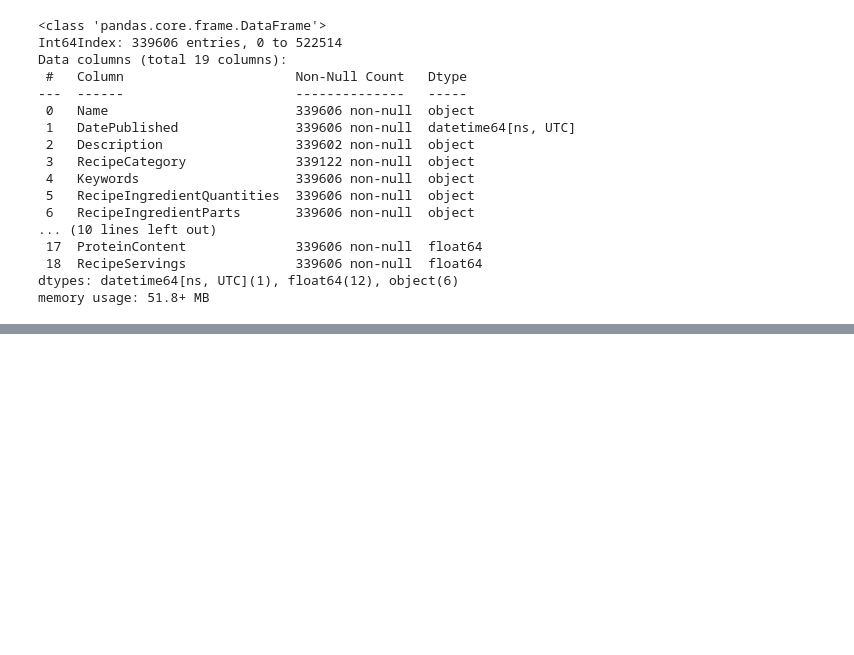
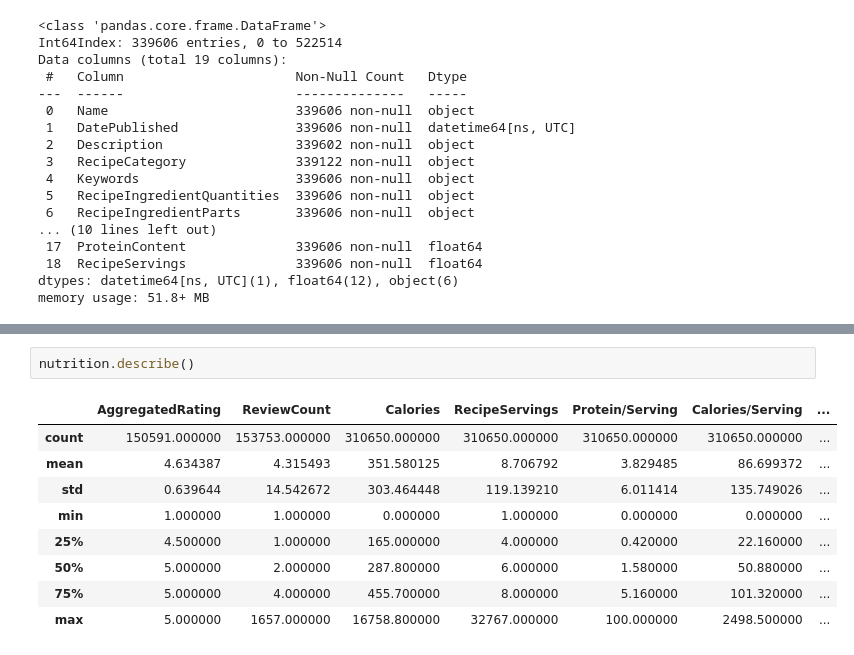
Before and after one commit to RafayKhan2/Brainstation-Capstone, a Jupyter notebook: Rafay_Khan_Capstone_Sprint1.ipynb, the cells around one changed output, grey strips where cells are left out. Saved outputs shown, nothing was run; the diff lists cells and outputs as text; blank space fills up the shorter version.

```diff
--- a/Rafay_Khan_Capstone_Sprint1.ipynb
+++ b/Rafay_Khan_Capstone_Sprint1.ipynb
@@ -177,0 +200,12 @@ sns.histplot(nutrition['Calories'], bins=10)
+# %%
+nutrition.describe()
+# %% [output]
+|  | AggregatedRating | ReviewCount | Calories | RecipeServings | Protein/Serving | Calories/Serving | ... |
+| count | 150591.000000 | 153753.000000 | 310650.000000 | 310650.000000 | 310650.000000 | 310650.000000 | ... |
+| mean | 4.634387 | 4.315493 | 351.580125 | 8.706792 | 3.829485 | 86.699372 | ... |
+| std | 0.639644 | 14.542672 | 303.464448 | 119.139210 | 6.011414 | 135.749026 | ... |
+| min | 1.000000 | 1.000000 | 0.000000 | 1.000000 | 0.000000 | 0.000000 | ... |
+| 25% | 4.500000 | 1.000000 | 165.000000 | 4.000000 | 0.420000 | 22.160000 | ... |
+| 50% | 5.000000 | 2.000000 | 287.800000 | 6.000000 | 1.580000 | 50.880000 | ... |
+| 75% | 5.000000 | 4.000000 | 455.700000 | 8.000000 | 5.160000 | 101.320000 | ... |
+| max | 5.000000 | 1657.000000 | 16758.800000 | 32767.000000 | 100.000000 | 2498.500000 | ... |
```
Also changed, not shown: parts of 14 cells of this notebook.
